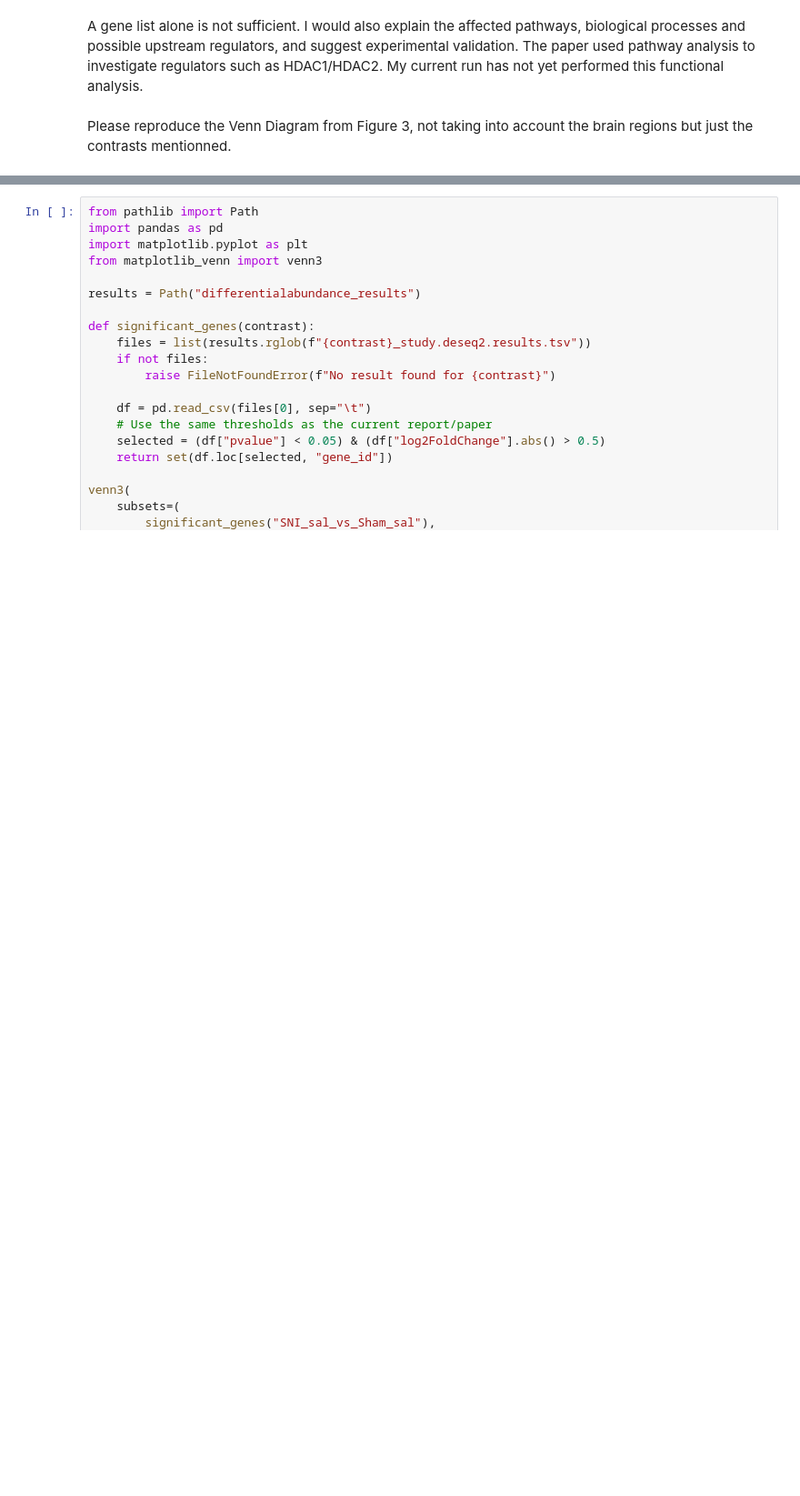
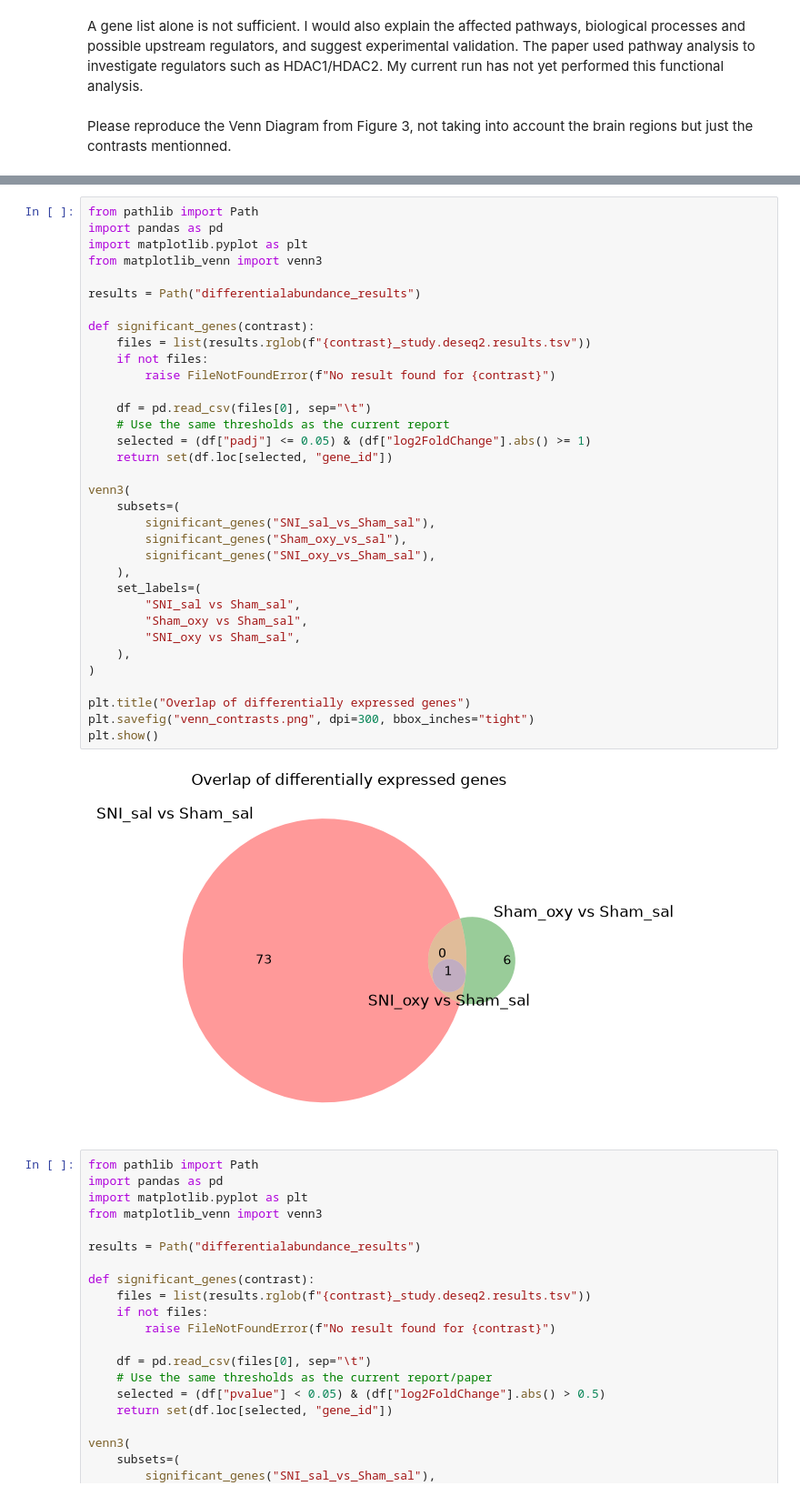
Before and after one commit to wanchenzhang/computational-workflows-2026, a Jupyter notebook: day_03/day_03.ipynb, the cells around one changed output, grey strips where cells are left out. Shown at 91% size. Drawn from its saved outputs; the diff is of its cells as text; blank space fills up the shorter version.

```diff
--- a/day_03/day_03.ipynb
+++ b/day_03/day_03.ipynb
@@ -128,6 +128,42 @@ Successfully built matplotlib-venn
 Installing collected packages: matplotlib-venn
 Successfully installed matplotlib-venn-1.1.2
 Note: you may need to restart the kernel to use updated packages.
+# %%
+from pathlib import Path
+import pandas as pd
+import matplotlib.pyplot as plt
+from matplotlib_venn import venn3
+
+results = Path("differentialabundance_results")
+
+def significant_genes(contrast):
+    files = list(results.rglob(f"{contrast}_study.deseq2.results.tsv"))
+    if not files:
+        raise FileNotFoundError(f"No result found for {contrast}")
+
+    df = pd.read_csv(files[0], sep="\t")
+    # Use the same thresholds as the current report
+    selected = (df["padj"] <= 0.05) & (df["log2FoldChange"].abs() >= 1)
+    return set(df.loc[selected, "gene_id"])
+
+venn3(
+    subsets=(
+        significant_genes("SNI_sal_vs_Sham_sal"),
+        significant_genes("Sham_oxy_vs_sal"),
+        significant_genes("SNI_oxy_vs_Sham_sal"),
+    ),
+    set_labels=(
+        "SNI_sal vs Sham_sal",
+        "Sham_oxy vs Sham_sal",
+        "SNI_oxy vs Sham_sal",
+    ),
+)
+
+plt.title("Overlap of differentially expressed genes")
+plt.savefig("venn_contrasts.png", dpi=300, bbox_inches="tight")
+plt.show()
+# %% [output]
+[figure, added]
 # %%
 from pathlib import Path
 import pandas as pd
```
